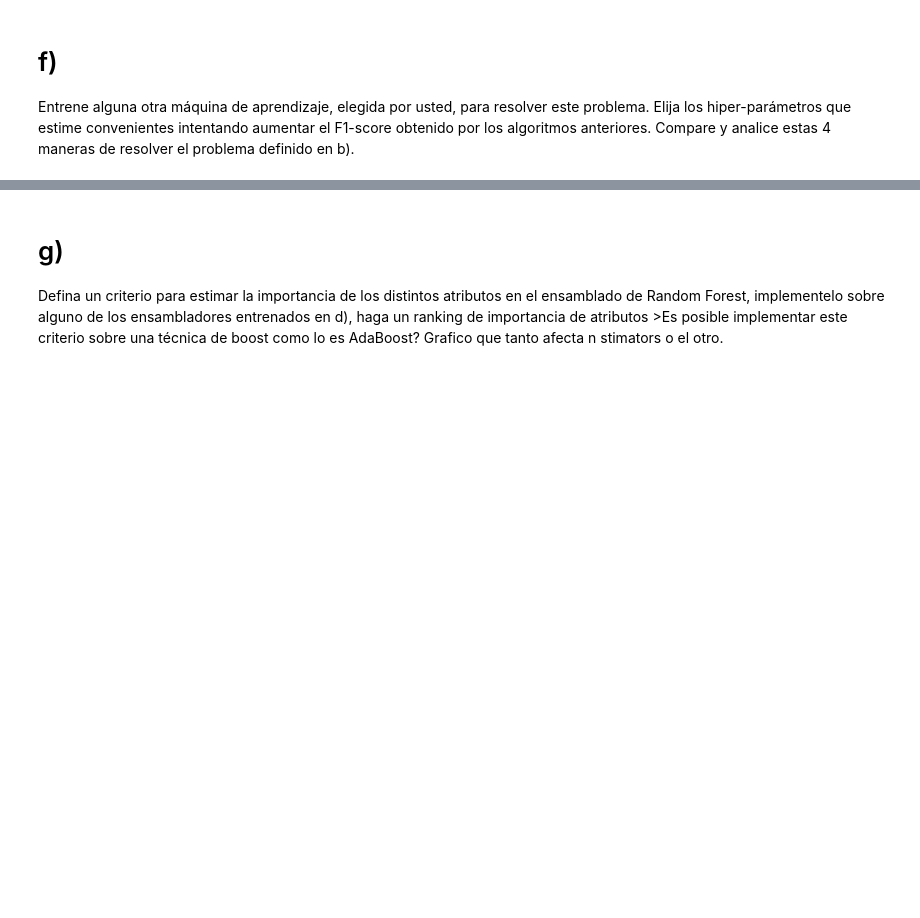
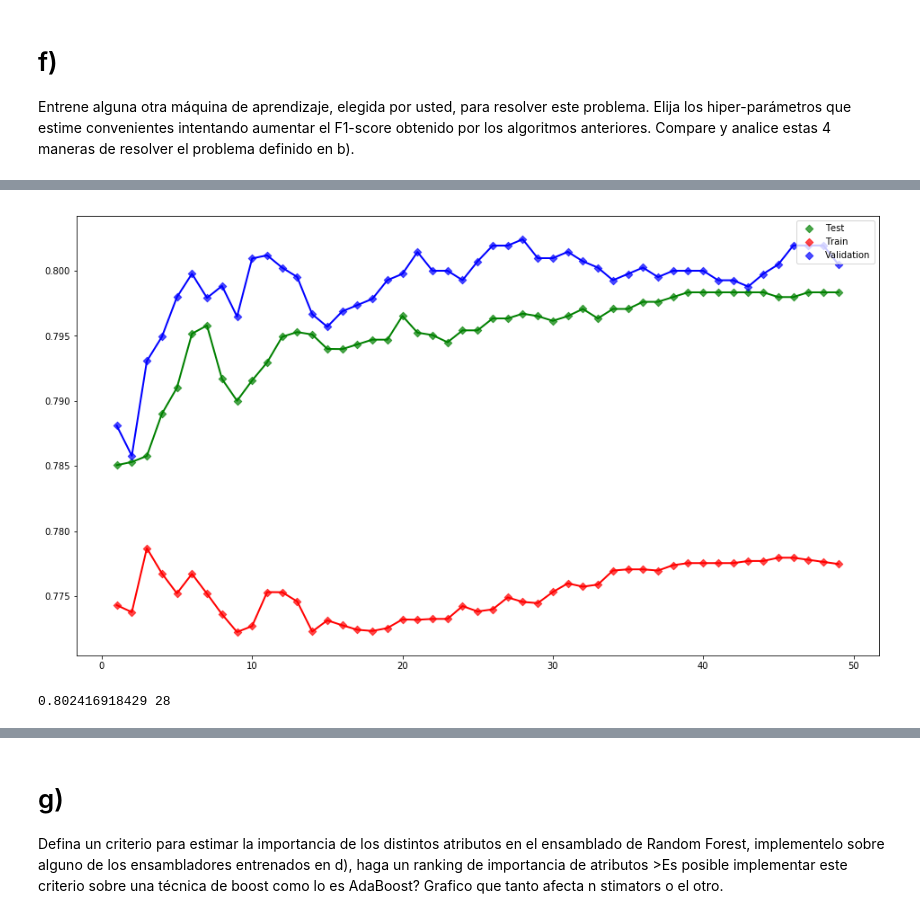
Before and after one commit to matiasarayac/tarea3-ML, a Jupyter notebook: Pregunta_3.ipynb, the cells around one changed output, grey strips where cells are left out. Saved outputs shown, nothing was run; the diff lists cells and outputs as text; code cells hidden in the pictures; blank space fills up the shorter version.

```diff
--- a/Pregunta_3.ipynb
+++ b/Pregunta_3.ipynb
@@ -263,29 +294,46 @@ plt.show()
 # %%
 from sklearn.ensemble import AdaBoostClassifier
 from sklearn.linear_model import LogisticRegression as LR
 
 def ada3Estimator(c1):
     model = AdaBoostClassifier(base_estimator=LR(multi_class = 'multinomial', solver = 'newton-cg'), n_estimators=c1,random_state=10)
     model.fit(x_train,y_train)
     y_pred=model.predict(x_test)
     y_true=y_test
     val=f1_score(y_true, y_pred)
     y_pred=model.predict(x_train)
     y_true=y_train
     val2=f1_score(y_true,y_pred)
-    return (val,val2)
+    y_pred=model.predict(x_val)
+    y_true=y_val
+    val3=f1_score(y_true,y_pred)
+    return (val,val2,val3)
 y=[]
 x=[]
 y2=[]
+y3=[]
+maxi=0
 for i in range(1,50):
     s=ada3Estimator(i)
     y.append(s[0])
     y2.append(s[1])
+    y3.append(s[2])
     x.append(i)
+    if maxi<s[2]:
+        maxi=s[2]
+        num=i
+
+plt.figure(figsize = (16, 9))
 plt.plot(x,y, 'g', zorder=1, lw=2)
 plt.scatter(x,y,marker="D", c="g", alpha=0.7,label="Test")
 plt.plot(x,y2, 'r', zorder=1, lw=2)
 plt.scatter(x,y2,marker="D", c="r", alpha=0.7,label="Train")
+plt.plot(x,y3, 'b', zorder=1, lw=2)
+plt.scatter(x,y3,marker="D", c="b", alpha=0.7,label="Validation")
 plt.legend(loc='upper right')
 plt.show()
+print(maxi,num)
+# %% [output]
+[figure, added]
+0.802416918429 28
 # %%
```
Also changed, not shown: parts of 22 cells of this notebook, 2 other files.
